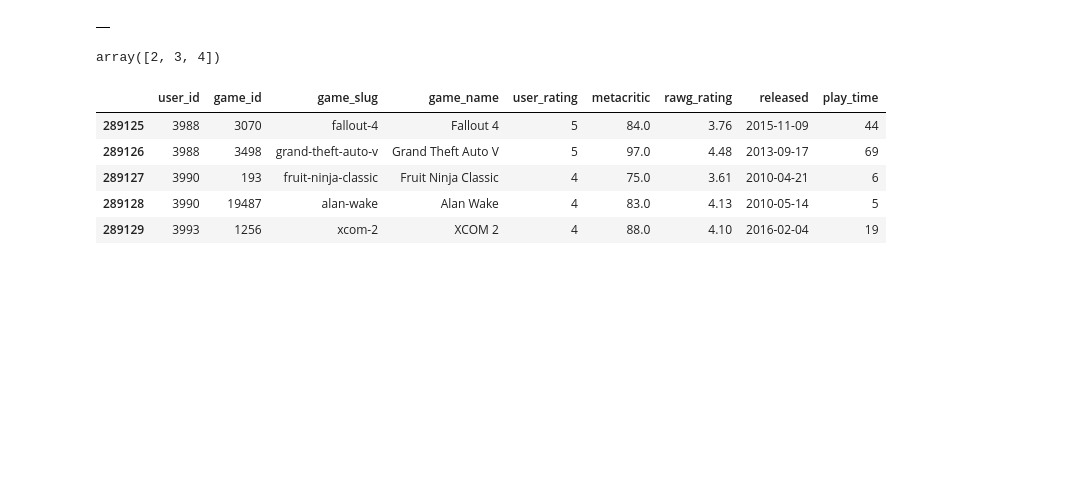
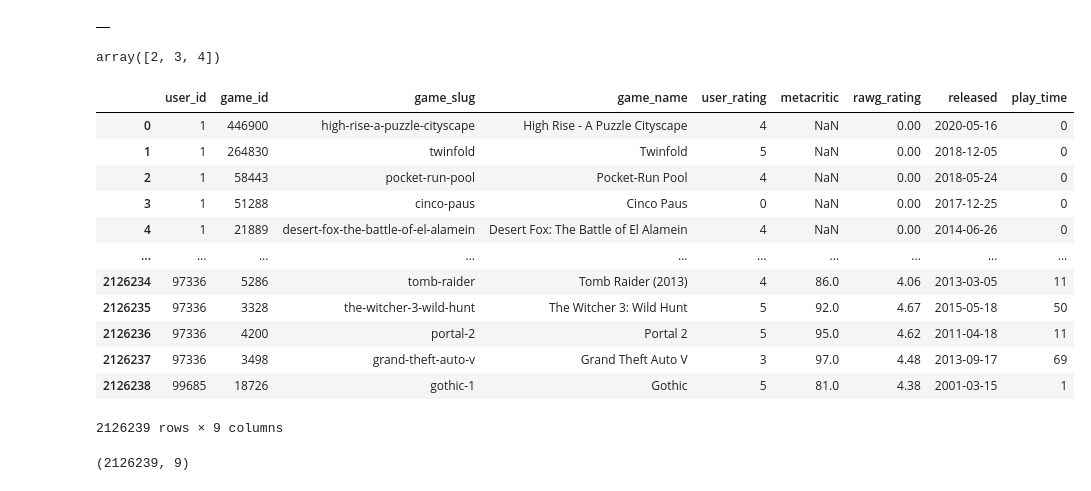
Before and after one commit to Agnes-Lain/game_one, a Jupyter notebook: notebooks/zuzu_test_class.ipynb, the cells around one changed output. Cells and saved outputs as stored; diff of their text form; code cells hidden in the pictures; blank space fills up the shorter version.

```diff
--- a/notebooks/zuzu_test_class.ipynb
+++ b/notebooks/zuzu_test_class.ipynb
@@ -142,15 +141,26 @@ df = pd.DataFrame(games)
 df.to_csv('../raw_data/new_user_games.csv', index = False, mode = 'a', header=False)
 # %%
 new_games =  pd.read_csv('../raw_data/rawg_user_games_old.csv')
+# %%
+new_games
+# %% [output]
+|  | user_id | game_id | game_slug | game_name | user_rating | metacritic | rawg_rating | released | play_time |
+| 0 | 1 | 446900 | high-rise-a-puzzle-cityscape | High Rise - A Puzzle Cityscape | 4 | NaN | 0.00 | 2020-05-16 | 0 |
+| 1 | 1 | 264830 | twinfold | Twinfold | 5 | NaN | 0.00 | 2018-12-05 | 0 |
+| 2 | 1 | 58443 | pocket-run-pool | Pocket-Run Pool | 4 | NaN | 0.00 | 2018-05-24 | 0 |
+| 3 | 1 | 51288 | cinco-paus | Cinco Paus | 0 | NaN | 0.00 | 2017-12-25 | 0 |
+| 4 | 1 | 21889 | desert-fox-the-battle-of-el-alamein | Desert Fox: The Battle of El Alamein | 4 | NaN | 0.00 | 2014-06-26 | 0 |
+| ... | ... | ... | ... | ... | ... | ... | ... | ... | ... |
+| 2126234 | 97336 | 5286 | tomb-raider | Tomb Raider (2013) | 4 | 86.0 | 4.06 | 2013-03-05 | 11 |
+| 2126235 | 97336 | 3328 | the-witcher-3-wild-hunt | The Witcher 3: Wild Hunt | 5 | 92.0 | 4.67 | 2015-05-18 | 50 |
+| 2126236 | 97336 | 4200 | portal-2 | Portal 2 | 5 | 95.0 | 4.62 | 2011-04-18 | 11 |
+| 2126237 | 97336 | 3498 | grand-theft-auto-v | Grand Theft Auto V | 3 | 97.0 | 4.48 | 2013-09-17 | 69 |
+| 2126238 | 99685 | 18726 | gothic-1 | Gothic | 5 | 81.0 | 4.38 | 2001-03-15 | 1 |
+2126239 rows × 9 columns
 # %%
-new_games.tail()
+new_games.shape
 # %% [output]
-|  | user_id | game_id | game_slug | game_name | user_rating | metacritic | rawg_rating | released | play_time |
-| 289125 | 3988 | 3070 | fallout-4 | Fallout 4 | 5 | 84.0 | 3.76 | 2015-11-09 | 44 |
-| 289126 | 3988 | 3498 | grand-theft-auto-v | Grand Theft Auto V | 5 | 97.0 | 4.48 | 2013-09-17 | 69 |
-| 289127 | 3990 | 193 | fruit-ninja-classic | Fruit Ninja Classic | 4 | 75.0 | 3.61 | 2010-04-21 | 6 |
-| 289128 | 3990 | 19487 | alan-wake | Alan Wake | 4 | 83.0 | 4.13 | 2010-05-14 | 5 |
-| 289129 | 3993 | 1256 | xcom-2 | XCOM 2 | 4 | 88.0 | 4.10 | 2016-02-04 | 19 |
+(2126239, 9)
 # %%
 games_ids = pd.unique(new_games['game_id'])
 # %%
```
Also changed, not shown: parts of 15 cells of this notebook, 4 other files.
